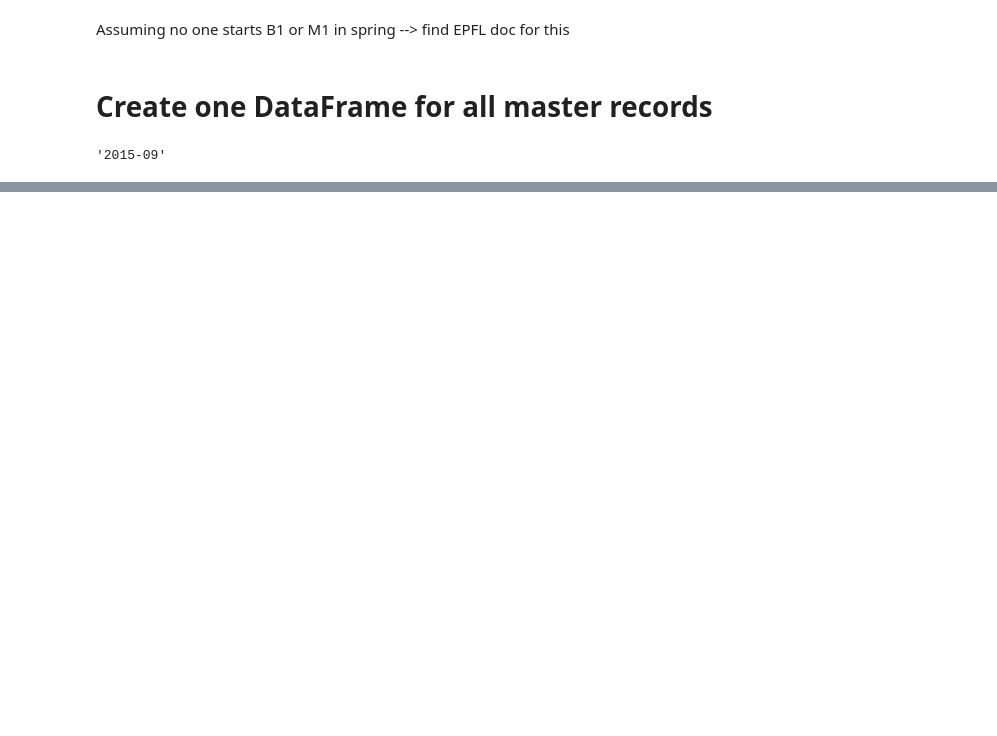
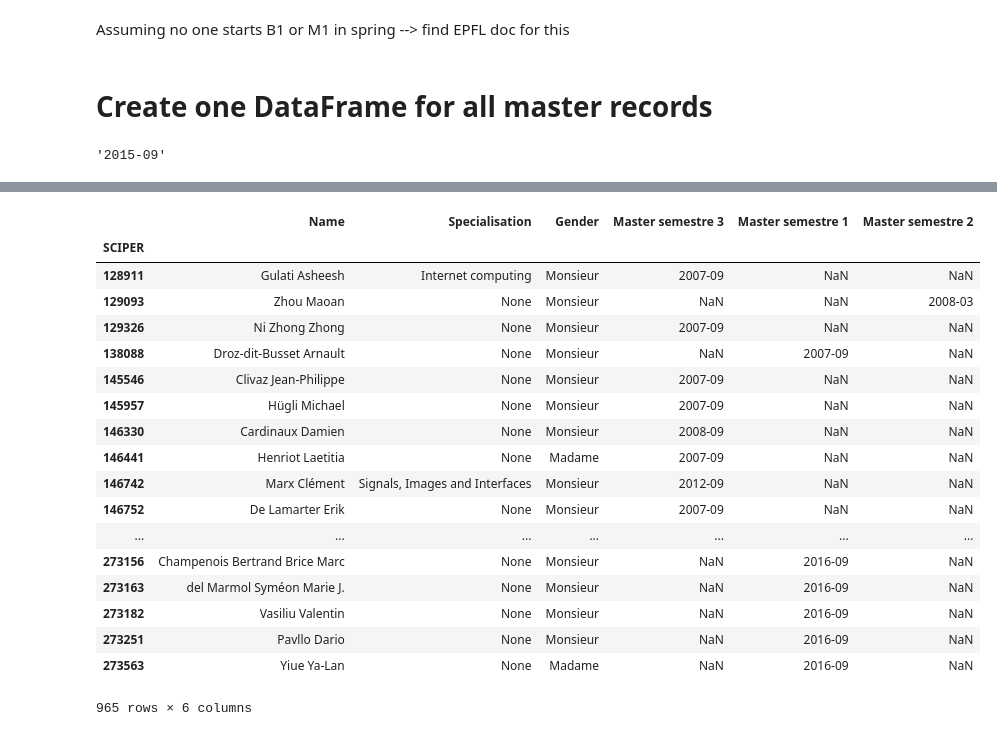
Before and after one commit to BeforeRain/ADA-homework, a Jupyter notebook: 02 - Data from the Web/Assignment2.ipynb, the cells around one changed output, grey strips where cells are left out. Drawn from its saved outputs; the diff is of its cells as text; code cells hidden in the pictures; blank space fills up the shorter version.

Commit message:
Create a DataFrame for masters

```diff
--- a/02 - Data from the Web/Assignment2.ipynb
+++ b/02 - Data from the Web/Assignment2.ipynb
@@ -109,0 +99,4 @@ ans.head()
+# %%
+master_statuses = ['Master semestre 1', 'Master semestre 2', 'Master semestre 3']
+master_dict = build_student_dict(master_statuses)
+master_dict
@@ -109,0 +121,24 @@ ans.head()
+# %%
+df = pd.DataFrame.from_dict(master_dict, orient='index')
+df.index.name = "SCIPER"
+df
+# %% [output]
+|  | Name | Specialisation | Gender | Master semestre 3 | Master semestre 1 | Master semestre 2 |
+| SCIPER |  |  |  |  |  |  |
+| 128911 | Gulati Asheesh | Internet computing | Monsieur | 2007-09 | NaN | NaN |
+| 129093 | Zhou Maoan | None | Monsieur | NaN | NaN | 2008-03 |
+| 129326 | Ni Zhong Zhong | None | Monsieur | 2007-09 | NaN | NaN |
+| 138088 | Droz-dit-Busset Arnault | None | Monsieur | NaN | 2007-09 | NaN |
+| 145546 | Clivaz Jean-Philippe | None | Monsieur | 2007-09 | NaN | NaN |
+| 145957 | Hügli Michael | None | Monsieur | 2007-09 | NaN | NaN |
+| 146330 | Cardinaux Damien | None | Monsieur | 2008-09 | NaN | NaN |
+| 146441 | Henriot Laetitia | None | Madame | 2007-09 | NaN | NaN |
+| 146742 | Marx Clément | Signals, Images and Interfaces | Monsieur | 2012-09 | NaN | NaN |
+| 146752 | De Lamarter Erik | None | Monsieur | 2007-09 | NaN | NaN |
+| ... | ... | ... | ... | ... | ... | ... |
+| 273156 | Champenois Bertrand Brice Marc | None | Monsieur | NaN | 2016-09 | NaN |
+| 273163 | del Marmol Syméon Marie J. | None | Monsieur | NaN | 2016-09 | NaN |
+| 273182 | Vasiliu Valentin | None | Monsieur | NaN | 2016-09 | NaN |
+| 273251 | Pavllo Dario | None | Monsieur | NaN | 2016-09 | NaN |
+| 273563 | Yiue Ya-Lan | None | Madame | NaN | 2016-09 | NaN |
+965 rows × 6 columns
```
Also changed, not shown: parts of 3 cells of this notebook.
